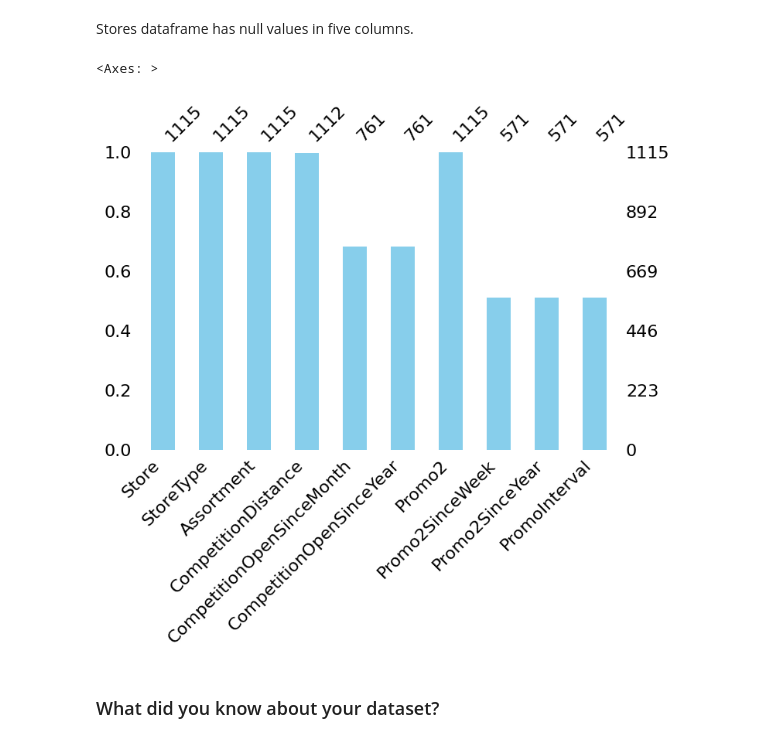
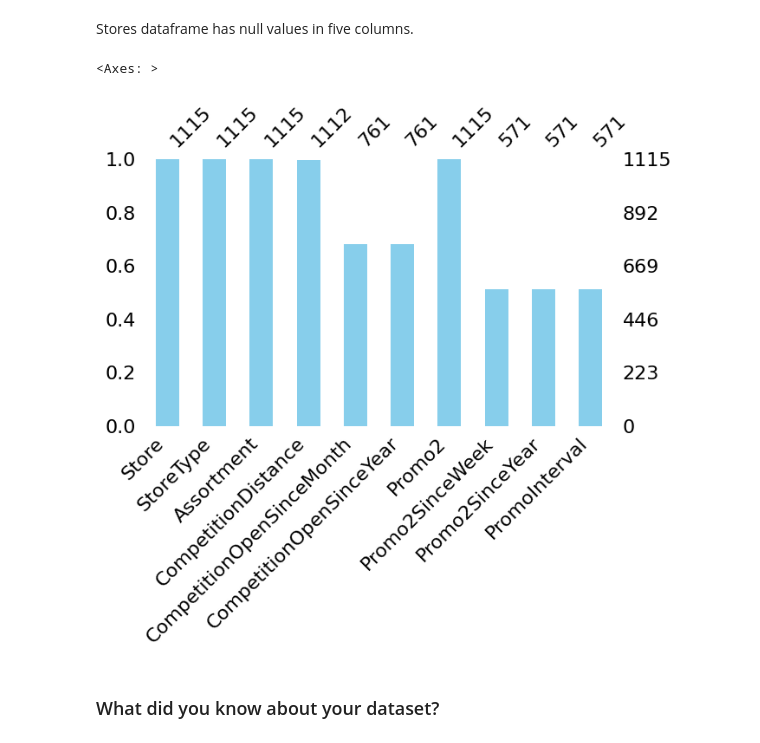
Before and after one commit to abhijain1216/Retail-Sales-Prediction-Regression-Project, a Jupyter notebook: Retail_Sales_Prediction_Regression_Project.ipynb, the cells around one changed output. Cells and saved outputs as stored; diff of their text form; code cells hidden in the pictures.

```diff
--- a/Retail_Sales_Prediction_Regression_Project.ipynb
+++ b/Retail_Sales_Prediction_Regression_Project.ipynb
@@ -226,10 +226,10 @@ missing_df
 Stores dataframe has null values in five columns.
 # %%
 # Visualizing the missing values
-msno.bar(stores_df,figsize=(8,5),color = 'skyblue')
+msno.bar(stores_df,figsize=(7,4),color = 'skyblue')
 # %% [output]
 <Axes: >
-[figure, old version]
+[figure, new version]
 # %% [markdown]
 ### What did you know about your dataset?
 # %% [markdown]
```
Also changed, not shown: parts of 45 cells of this notebook.
